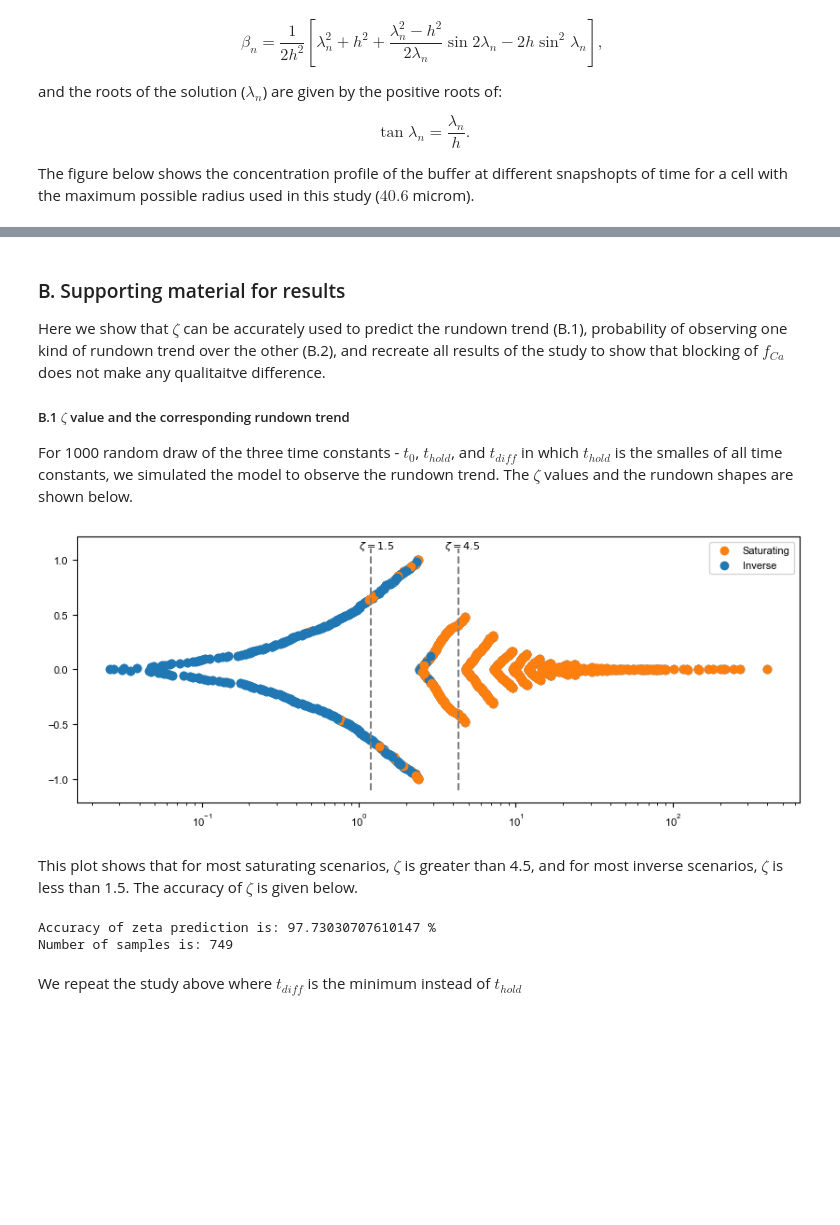
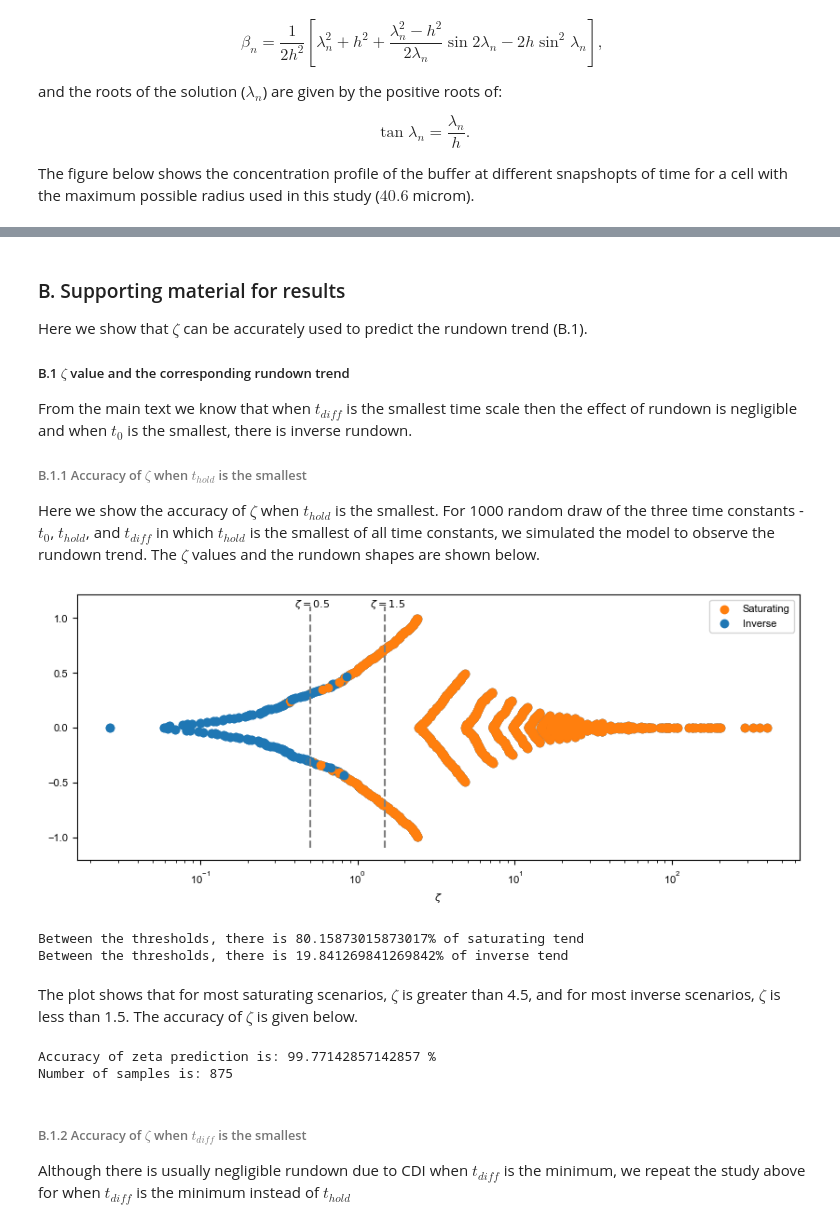
Before and after one commit to CardiacModelling/L-type-Ca-rundown-modelling, a Jupyter notebook: ExtendedData.ipynb, the cells around one changed output, grey strips where cells are left out. Cells and saved outputs as stored; diff of their text form; code cells hidden in the pictures; blank space fills up the shorter version.

Commit message:
accuracy updated

```diff
--- a/ExtendedData.ipynb
+++ b/ExtendedData.ipynb
@@ -357,50 +239,74 @@ Image(filename=image_path)
 # %% [markdown]
 ### B. Supporting material for results
 
-Here we show that $\zeta$ can be accurately used to predict the rundown trend (B.1), probability of observing one kind of rundown trend over the other (B.2), and recreate all results of the study to show that blocking of $f_{Ca}$ does not make any qualitaitve difference.
+Here we show that $\zeta$ can be accurately used to predict the rundown trend (B.1).
 
 ##### B.1 $\zeta$ value and the corresponding rundown trend
-For 1000 random draw of the three time constants - $t_0$, $t_{hold}$, and $t_{diff}$ in which $t_{hold}$ is the smalles of all time constants, we simulated the model to observe the rundown trend.
+From the main text we know that when $t_{diff}$ is the smallest time scale then the effect of rundown is negligible and when $t_0$ is the smallest, there is inverse rundown.
+
+###### B.1.1 Accuracy of $\zeta$ when $t_{hold}$ is the smallest
+Here we show the accuracy of $\zeta$ when $t_{hold}$ is the smallest.
+For 1000 random draw of the three time constants - $t_0$, $t_{hold}$, and $t_{diff}$ in which $t_{hold}$ is the smallest of all time constants, we simulated the model to observe the rundown trend.
 The $\zeta$ values and the rundown shapes are shown below.
 # %%
 # zeta_accuracy.py
 
 zeta_data = pd.read_csv('supporting/zeta_accuracy_thold.txt', sep = " | ", engine='python')
 zeta = zeta_data['zeta']
 trend = zeta_data['trend']
 thold = zeta_data['thold']
 tdiff = zeta_data['tdiff']
 t0 = zeta_data['t0']
 
 y_arr = helpers.simple_beeswarm(zeta.to_list())
 
 
 plt.figure(figsize=(10, 3.7))
 plt.scatter(zeta, y_arr)
 for i in range(len(zeta)):
     ts = [thold[i], tdiff[i], t0[i]]
     if min(ts) == thold[i]:
         if trend[i] == 'saturating':
             plt.scatter(zeta[i], y_arr[i], color = 'tab:orange')
         else:
             plt.scatter(zeta[i], y_arr[i], color = 'tab:blue')
 
 
-plt.vlines(1.2, ymin = -1.1, ymax = 1.1, ls = '--', color='grey')
-plt.vlines(4.3, ymin = -1.1, ymax = 1.1, ls = '--', color='grey')
+plt.vlines(1.5, ymin = -1.1, ymax = 1.1, ls = '--', color='grey')
+plt.vlines(0.5, ymin = -1.1, ymax = 1.1, ls = '--', color='grey')
 plt.scatter([], [], color = 'tab:orange', label = 'Saturating')
 plt.scatter([], [], color = 'tab:blue', label = 'Inverse')
-plt.text(1.0, 1.1, "$\zeta = 1.5$")
-plt.text(3.5, 1.1, "$\zeta = 4.5$")
+plt.text(0.4, 1.1, "$\zeta = 0.5$")
+plt.text(1.2, 1.1, "$\zeta = 1.5$")
+plt.xlabel("$\zeta$")
 
 plt.xscale('log')
 plt.legend(loc='best')
 plt.show()
 plt.close()
 # %% [output]
-[figure, old version]
+[figure, new version]
+# %%
+# What happens in between
+
+count_sat = 0
+count_inv = 0
+
+for i in range(len(zeta)):
+    if zeta[i] < 1.5:
+        if zeta[i] > 0.5:
+            if trend[i] == 'saturating':
+                count_sat += 1
+            else:
+                count_inv += 1
+
+print(f'Between the thresholds, there is {100*count_sat/(count_sat + count_inv)}% of saturating tend')
+print(f'Between the thresholds, there is {100*count_inv/(count_sat + count_inv)}% of inverse tend')
+# %% [output]
+Between the thresholds, there is 80.15873015873017% of saturating tend
+Between the thresholds, there is 19.841269841269842% of inverse tend
 # %% [markdown]
-This plot shows that for most saturating scenarios, $\zeta$ is greater than 4.5, and for most inverse scenarios, $\zeta$ is less than 1.5.
+The plot shows that for most saturating scenarios, $\zeta$ is greater than 4.5, and for most inverse scenarios, $\zeta$ is less than 1.5.
 The accuracy of $\zeta$ is given below.
 # %%
 thold_accuracy = []
@@ -408,14 +314,14 @@ for i in range(len(zeta)):
     ts = [thold[i], tdiff[i], t0[i]]
     if min(ts) == thold[i]:
         if trend[i] == 'saturating':
-            if zeta[i] > 4.5:
+            if zeta[i] > 1.5:
                 thold_accuracy.append(1)
-            elif zeta[i] < 1.5:
+            elif zeta[i] < 0.5:
                 thold_accuracy.append(0)
         else:
-            if zeta[i] > 4.5:
+            if zeta[i] > 1.5:
                 thold_accuracy.append(0)
-            elif zeta[i] < 1.5:
+            elif zeta[i] < 0.5:
                 thold_accuracy.append(1)
     else:
         continue
@@ -424,10 +330,12 @@ perc = 100*sum(thold_accuracy)/len(thold_accuracy)
 print('Accuracy of zeta prediction is:', perc, '%')
 print('Number of samples is:', len(thold_accuracy) )
 # %% [output]
-Accuracy of zeta prediction is: 97.73030707610147 %
-Number of samples is: 749
+Accuracy of zeta prediction is: 99.77142857142857 %
+Number of samples is: 875
-# %% [markdown]
-We repeat the study above where $t_{diff}$ is the minimum instead of $t_{hold}$
+# %% [markdown]
+###### B.1.2 Accuracy of $\zeta$ when $t_{diff}$ is the smallest
+
+Although there is usually negligible rundown due to CDI when $t_{diff}$ is the minimum, we repeat the study above for when $t_{diff}$ is the minimum instead of $t_{hold}$
 # %%
 # Results of the case when tdiff is the smallest here
 zeta_data_arr = pd.read_csv('supporting/zeta_accuracy_tdiff.txt', sep = " | ", engine='python')
```
Also changed, not shown: parts of 35 cells of this notebook, 6 other files.
